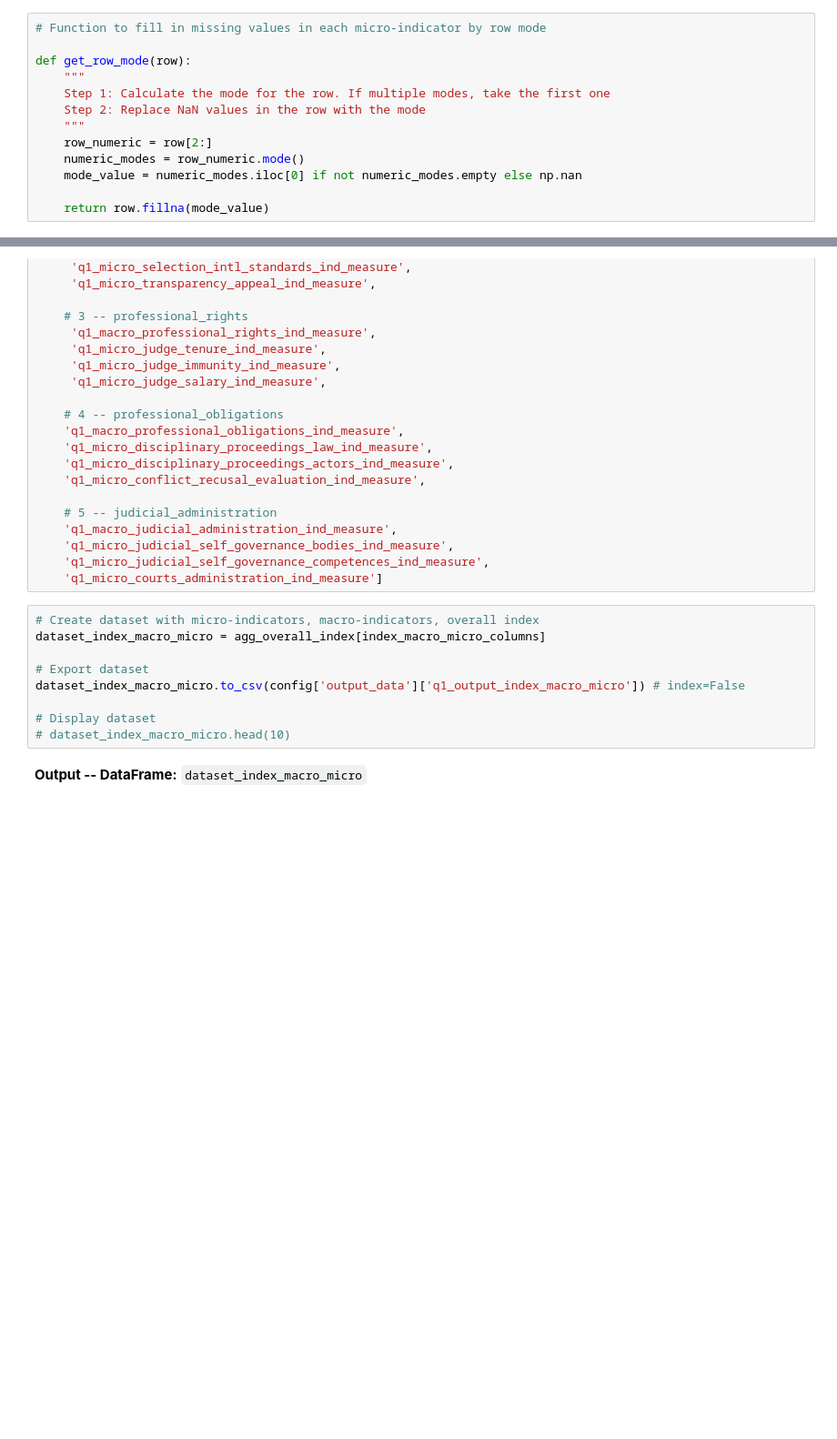
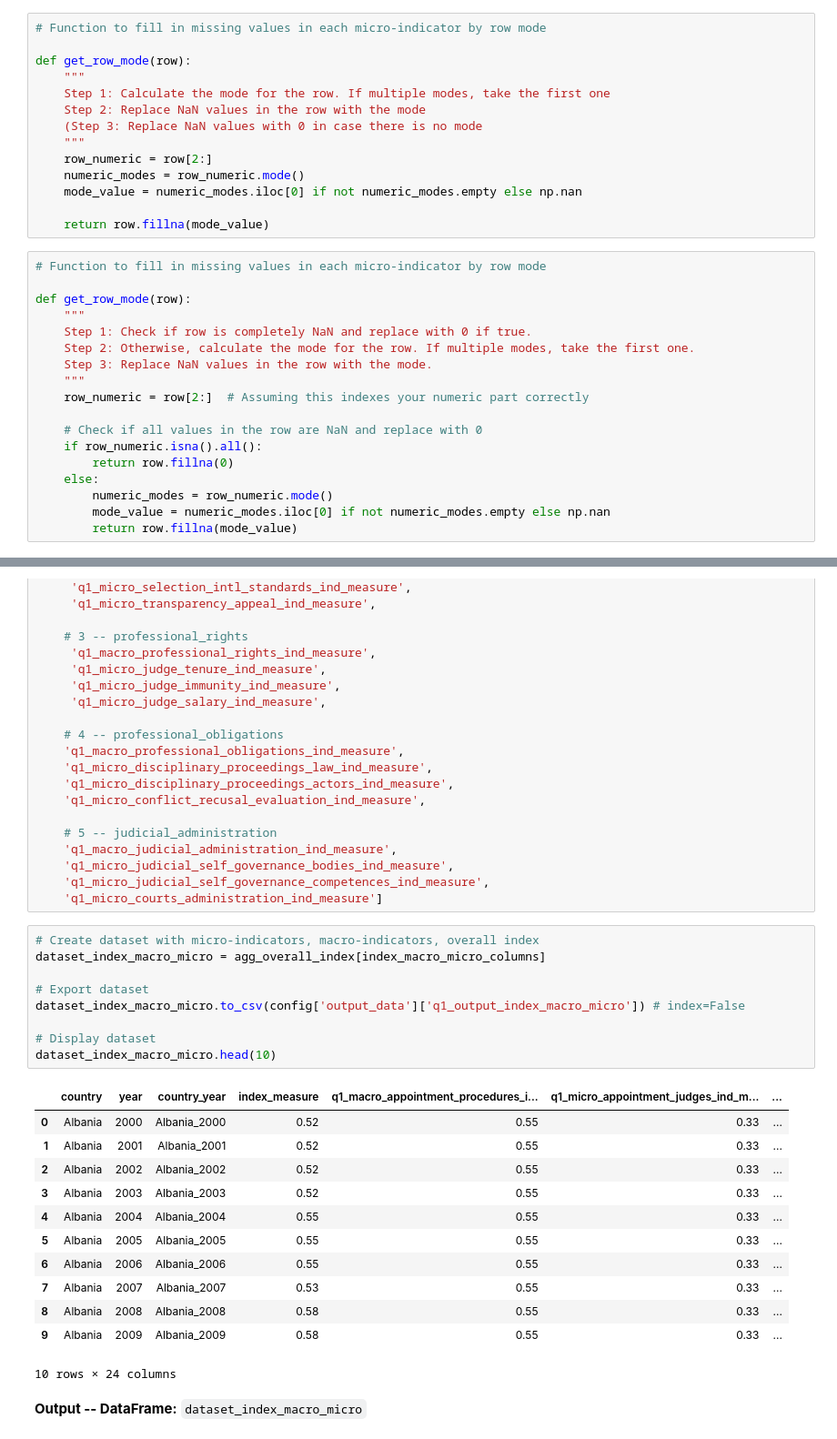
Before and after one commit to najafriederike/judicial-autonomy-index, a Jupyter notebook: notebooks/cleaning.ipynb, the cells around one changed output, grey strips where cells are left out. Shown: that part at 91% size. Saved outputs shown, nothing was run; the diff lists cells and outputs as text; blank space fills up the shorter version.

Commit message:
Updated cleaning function, impact on all notebooks

```diff
--- a/notebooks/cleaning.ipynb
+++ b/notebooks/cleaning.ipynb
@@ -349,12 +349,31 @@ def get_row_mode(row):
     """
     Step 1: Calculate the mode for the row. If multiple modes, take the first one
     Step 2: Replace NaN values in the row with the mode
+    (Step 3: Replace NaN values with 0 in case there is no mode
     """
     row_numeric = row[2:]
     numeric_modes = row_numeric.mode()
     mode_value = numeric_modes.iloc[0] if not numeric_modes.empty else np.nan
 
     return row.fillna(mode_value)
+# %%
+# Function to fill in missing values in each micro-indicator by row mode
+
+def get_row_mode(row):
+    """
+    Step 1: Check if row is completely NaN and replace with 0 if true.
+    Step 2: Otherwise, calculate the mode for the row. If multiple modes, take the first one.
+    Step 3: Replace NaN values in the row with the mode.
+    """
+    row_numeric = row[2:]  # Assuming this indexes your numeric part correctly
+
+    # Check if all values in the row are NaN and replace with 0
+    if row_numeric.isna().all():
+        return row.fillna(0)
+    else:
+        numeric_modes = row_numeric.mode()
+        mode_value = numeric_modes.iloc[0] if not numeric_modes.empty else np.nan
+        return row.fillna(mode_value)
 # %%
 # Apply function to all micro-indicator subsets
 
@@ -634,12 +653,25 @@ index_macro_micro_columns = [
 # %%
 # Create dataset with micro-indicators, macro-indicators, overall index
 dataset_index_macro_micro = agg_overall_index[index_macro_micro_columns]
 
 # Export dataset
 dataset_index_macro_micro.to_csv(config['output_data']['q1_output_index_macro_micro']) # index=False
 
 # Display dataset
-# dataset_index_macro_micro.head(10)
+dataset_index_macro_micro.head(10)
+# %% [output]
+|  | country | year | country_year | index_measure | q1_macro_appointment_procedures_i... | q1_micro_appointment_judges_ind_m... | ... |
+| 0 | Albania | 2000 | Albania_2000 | 0.52 | 0.55 | 0.33 | ... |
+| 1 | Albania | 2001 | Albania_2001 | 0.52 | 0.55 | 0.33 | ... |
+| 2 | Albania | 2002 | Albania_2002 | 0.52 | 0.55 | 0.33 | ... |
+| 3 | Albania | 2003 | Albania_2003 | 0.52 | 0.55 | 0.33 | ... |
+| 4 | Albania | 2004 | Albania_2004 | 0.55 | 0.55 | 0.33 | ... |
+| 5 | Albania | 2005 | Albania_2005 | 0.55 | 0.55 | 0.33 | ... |
+| 6 | Albania | 2006 | Albania_2006 | 0.55 | 0.55 | 0.33 | ... |
+| 7 | Albania | 2007 | Albania_2007 | 0.53 | 0.55 | 0.33 | ... |
+| 8 | Albania | 2008 | Albania_2008 | 0.58 | 0.55 | 0.33 | ... |
+| 9 | Albania | 2009 | Albania_2009 | 0.58 | 0.55 | 0.33 | ... |
+10 rows × 24 columns
 # %% [markdown]
 **Output -- DataFrame:** `dataset_index_macro_micro`
 # %%
```
Also changed, not shown: parts of 1 cell of this notebook, 1 other file.
